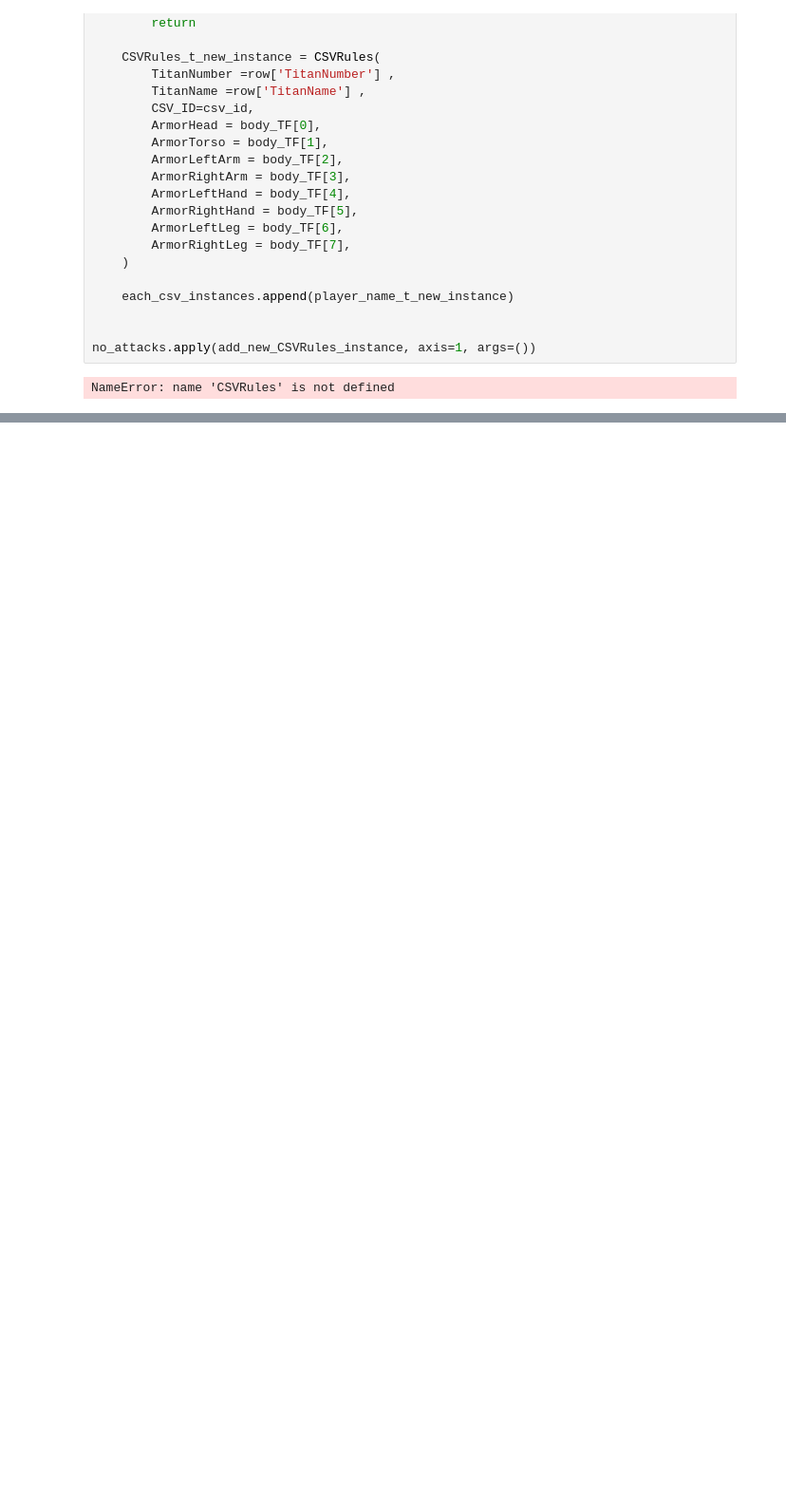
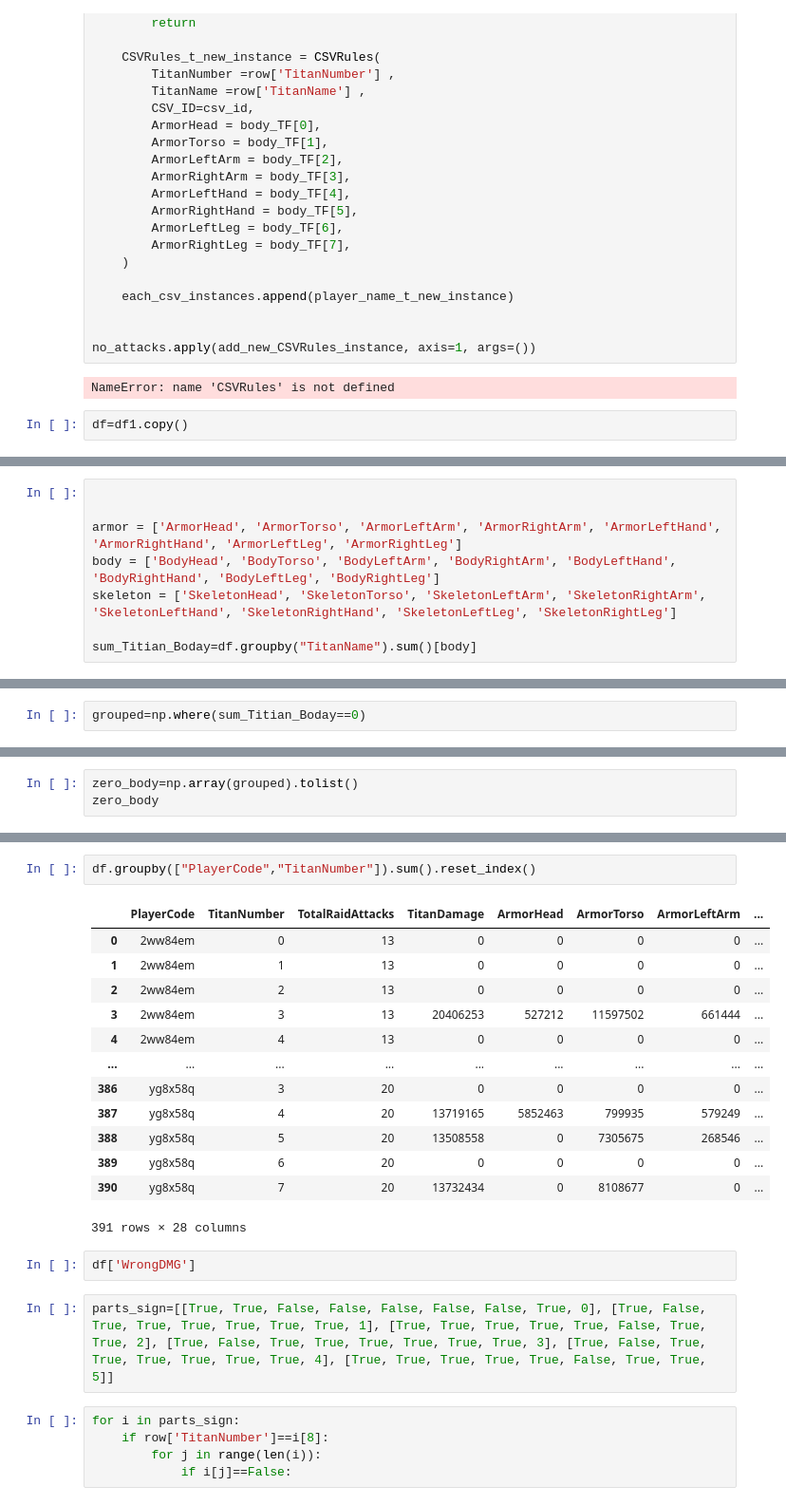
Before and after one commit to ShenShu2016/TT2-Clan-Raid, a Jupyter notebook: test.ipynb, the cells around one changed output, grey strips where cells are left out. Shown: that part at 95% size. Drawn from its saved outputs; the diff is of its cells as text; blank space fills up the shorter version.

Commit message:
working on PersonalDetailPerCSV Table

```diff
--- a/test.ipynb
+++ b/test.ipynb
@@ -154,3 +170,5 @@ def add_new_CSVRules_instance(row):
 no_attacks.apply(add_new_CSVRules_instance, axis=1, args=())
 # %% [output]
 NameError: name 'CSVRules' is not defined
+# %%
+df=df1.copy()
@@ -156,0 +179,8 @@ NameError: name 'CSVRules' is not defined
+# %%
+
+
+armor = ['ArmorHead', 'ArmorTorso', 'ArmorLeftArm', 'ArmorRightArm', 'ArmorLeftHand', 'ArmorRightHand', 'ArmorLeftLeg', 'ArmorRightLeg']
+body = ['BodyHead', 'BodyTorso', 'BodyLeftArm', 'BodyRightArm', 'BodyLeftHand', 'BodyRightHand', 'BodyLeftLeg', 'BodyRightLeg']
+skeleton = ['SkeletonHead', 'SkeletonTorso', 'SkeletonLeftArm', 'SkeletonRightArm', 'SkeletonLeftHand', 'SkeletonRightHand', 'SkeletonLeftLeg', 'SkeletonRightLeg']
+
+sum_Titian_Boday=df.groupby("TitanName").sum()[body]
@@ -156,0 +195,2 @@ NameError: name 'CSVRules' is not defined
+# %%
+grouped=np.where(sum_Titian_Boday==0)
@@ -156,0 +201,3 @@ NameError: name 'CSVRules' is not defined
+# %%
+zero_body=np.array(grouped).tolist()
+zero_body
@@ -156,0 +272,25 @@ NameError: name 'CSVRules' is not defined
+# %%
+df.groupby(["PlayerCode","TitanNumber"]).sum().reset_index()
+# %% [output]
+|  | PlayerCode | TitanNumber | TotalRaidAttacks | TitanDamage | ArmorHead | ArmorTorso | ArmorLeftArm | ... |
+| 0 | 2ww84em | 0 | 13 | 0 | 0 | 0 | 0 | ... |
+| 1 | 2ww84em | 1 | 13 | 0 | 0 | 0 | 0 | ... |
+| 2 | 2ww84em | 2 | 13 | 0 | 0 | 0 | 0 | ... |
+| 3 | 2ww84em | 3 | 13 | 20406253 | 527212 | 11597502 | 661444 | ... |
+| 4 | 2ww84em | 4 | 13 | 0 | 0 | 0 | 0 | ... |
+| ... | ... | ... | ... | ... | ... | ... | ... | ... |
+| 386 | yg8x58q | 3 | 20 | 0 | 0 | 0 | 0 | ... |
+| 387 | yg8x58q | 4 | 20 | 13719165 | 5852463 | 799935 | 579249 | ... |
+| 388 | yg8x58q | 5 | 20 | 13508558 | 0 | 7305675 | 268546 | ... |
+| 389 | yg8x58q | 6 | 20 | 0 | 0 | 0 | 0 | ... |
+| 390 | yg8x58q | 7 | 20 | 13732434 | 0 | 8108677 | 0 | ... |
+391 rows × 28 columns
+# %%
+df['WrongDMG']
+# %%
+parts_sign=[[True, True, False, False, False, False, False, True, 0], [True, False, True, True, True, True, True, True, 1], [True, True, True, True, True, False, True, True, 2], [True, False, True, True, True, True, True, True, 3], [True, False, True, True, True, True, True, True, 4], [True, True, True, True, True, False, True, True, 5]]
+# %%
+for i in parts_sign:
+    if row['TitanNumber']==i[8]:
+        for j in range(len(i)):
+            if i[j]==False:
```
Also changed, not shown: parts of 8 cells of this notebook, 2 other files.
